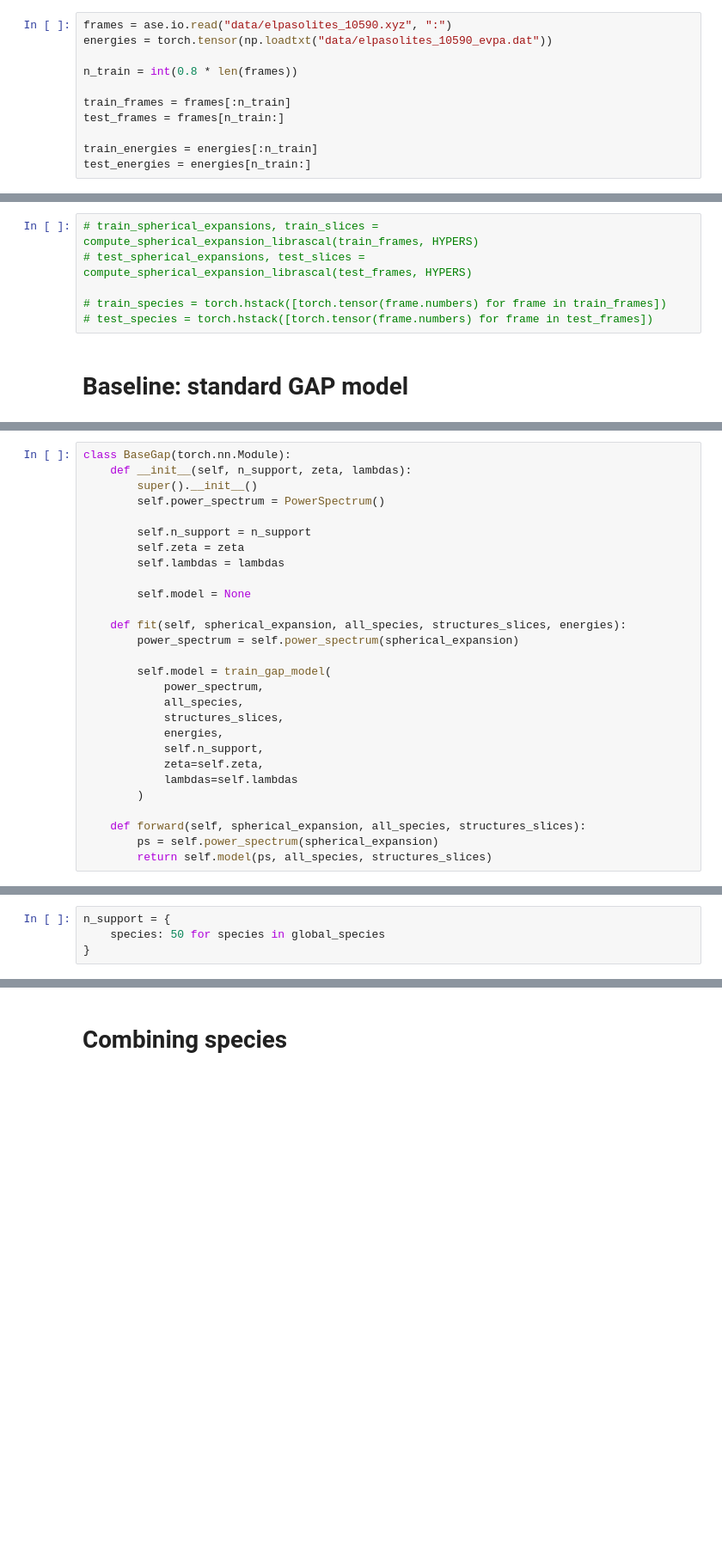
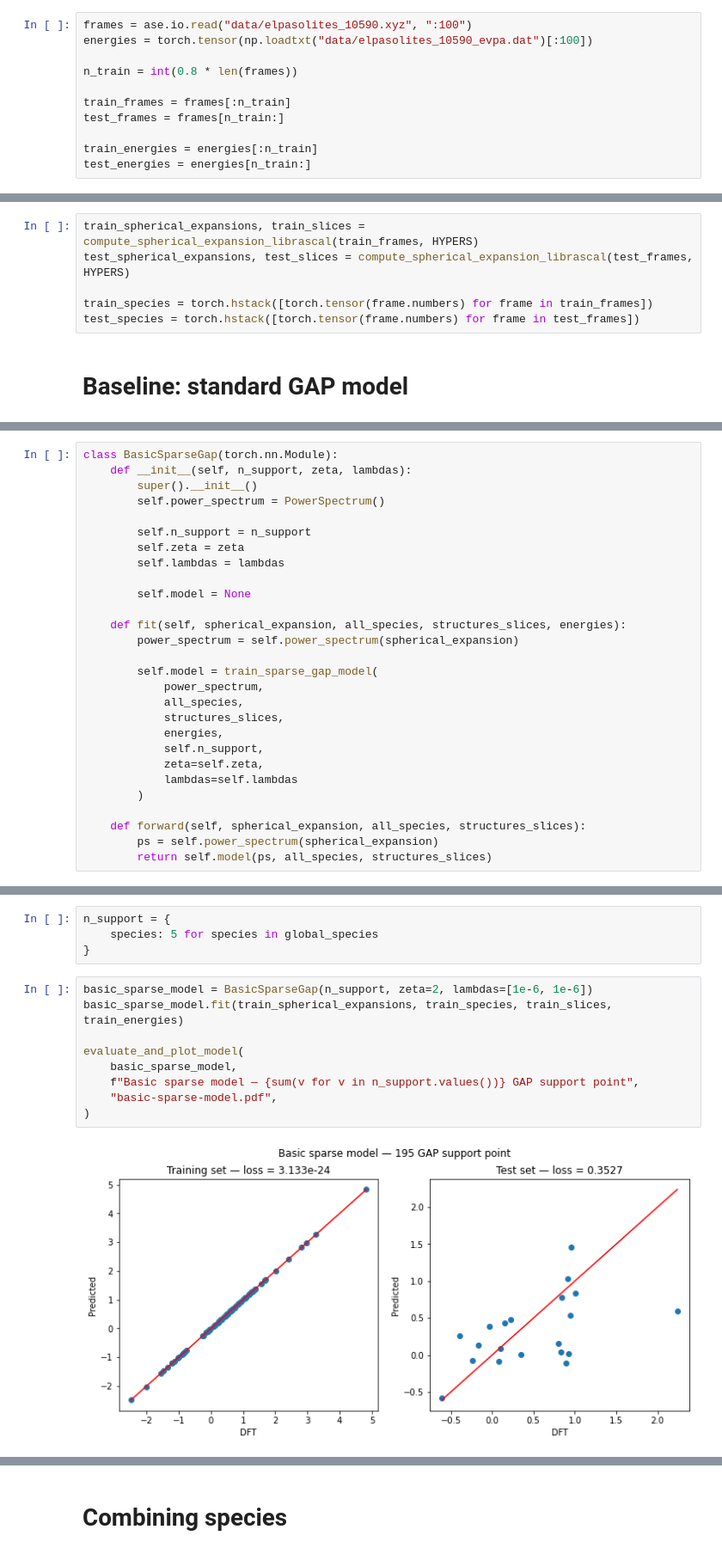
Before and after one commit to Luthaf/alchemical-learning, a Jupyter notebook: alchemical-learning-elpasolites.ipynb, the cells around one changed output, grey strips where cells are left out. Shown at 86% size. Saved outputs shown, nothing was run; the diff lists cells and outputs as text; blank space fills up the shorter version.

```diff
--- a/alchemical-learning-elpasolites.ipynb
+++ b/alchemical-learning-elpasolites.ipynb
@@ -16,8 +17,8 @@ from utils.alchemical import AlchemicalCombine
 
 torch.set_default_dtype(torch.float64)
 # %%
-frames = ase.io.read("data/elpasolites_10590.xyz", ":")
-energies = torch.tensor(np.loadtxt("data/elpasolites_10590_evpa.dat"))
+frames = ase.io.read("data/elpasolites_10590.xyz", ":100")
+energies = torch.tensor(np.loadtxt("data/elpasolites_10590_evpa.dat")[:100])
 
 n_train = int(0.8 * len(frames))
 
@@ -46,10 +47,10 @@ HYPERS = {
     "global_species": global_species,
 }
 # %%
-# train_spherical_expansions, train_slices = compute_spherical_expansion_librascal(train_frames, HYPERS)
-# test_spherical_expansions, test_slices = compute_spherical_expansion_librascal(test_frames, HYPERS)
+train_spherical_expansions, train_slices = compute_spherical_expansion_librascal(train_frames, HYPERS)
+test_spherical_expansions, test_slices = compute_spherical_expansion_librascal(test_frames, HYPERS)
 
-# train_species = torch.hstack([torch.tensor(frame.numbers) for frame in train_frames])
-# test_species = torch.hstack([torch.tensor(frame.numbers) for frame in test_frames])
+train_species = torch.hstack([torch.tensor(frame.numbers) for frame in train_frames])
+test_species = torch.hstack([torch.tensor(frame.numbers) for frame in test_frames])
 # %% [markdown]
 # Baseline: standard GAP model
@@ -56,5 +59,5 @@ HYPERS = {
 # %%
-class BaseGap(torch.nn.Module):
+class BasicSparseGap(torch.nn.Module):
     def __init__(self, n_support, zeta, lambdas):
         super().__init__()
         self.power_spectrum = PowerSpectrum()
@@ -68,7 +71,7 @@ class BaseGap(torch.nn.Module):
     def fit(self, spherical_expansion, all_species, structures_slices, energies):
         power_spectrum = self.power_spectrum(spherical_expansion)
 
-        self.model = train_gap_model(
+        self.model = train_sparse_gap_model(
             power_spectrum,
             all_species,
             structures_slices,
@@ -84,4 +122,15 @@ class BaseGap(torch.nn.Module):
 # %%
 n_support = {
-    species: 50 for species in global_species
+    species: 5 for species in global_species
 }
+# %%
+basic_sparse_model = BasicSparseGap(n_support, zeta=2, lambdas=[1e-6, 1e-6])
+basic_sparse_model.fit(train_spherical_expansions, train_species, train_slices, train_energies)
+
+evaluate_and_plot_model(
+    basic_sparse_model,
+    f"Basic sparse model — {sum(v for v in n_support.values())} GAP support point",
+    "basic-sparse-model.pdf",
+)
+# %% [output]
+[figure, added]
```
Also changed, not shown: parts of 23 cells of this notebook, 1 other file.
